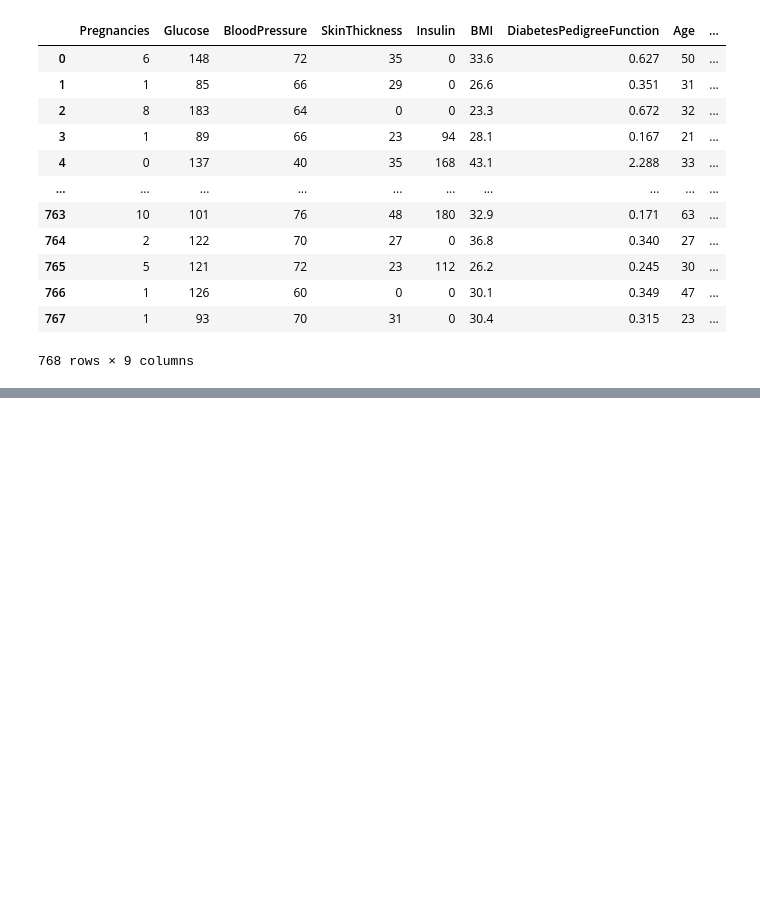
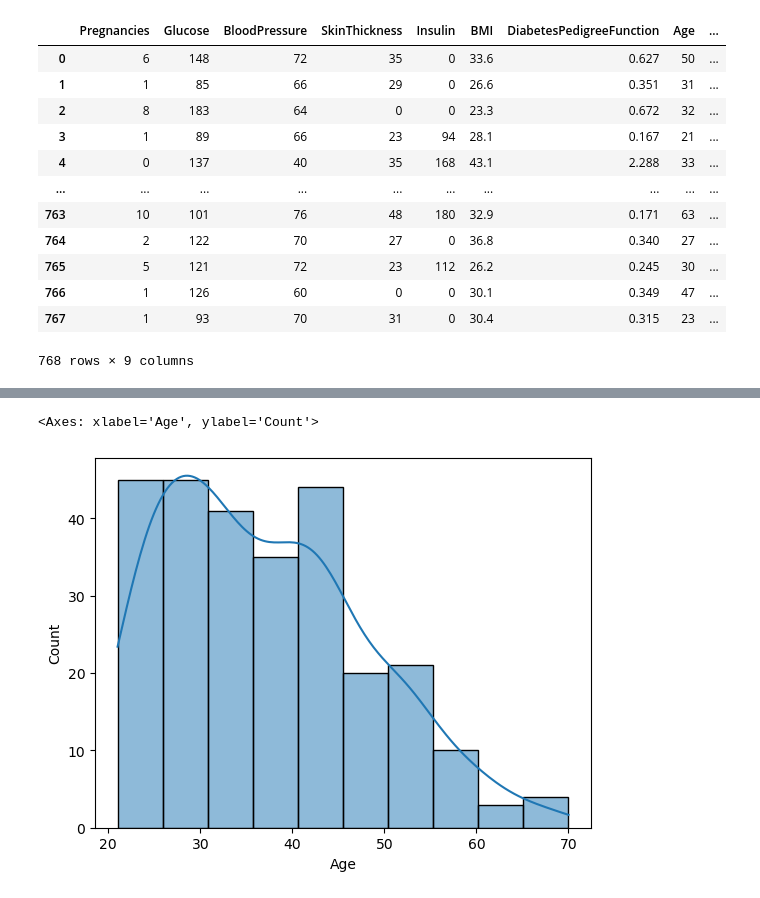
Before and after one commit to yldrmgaye/gayesu, a Jupyter notebook: week-3-exercise.ipynb, the cells around one changed output, grey strips where cells are left out. Saved outputs shown, nothing was run; the diff lists cells and outputs as text; code cells hidden in the pictures; blank space fills up the shorter version.

```diff
--- a/week-3-exercise.ipynb
+++ b/week-3-exercise.ipynb
@@ -68,0 +104,3 @@ df.head(10)
+# %%
+df_1=df[df["Outcome"]==1] #having diabetes
+df_1
@@ -68,0 +121,5 @@ df.head(10)
+# %%
+sns.histplot(data=df_1, x='Age', kde=True) # having diabetes age
+# %% [output]
+<Axes: xlabel='Age', ylabel='Count'>
+[figure, added]
```
Also changed, not shown: parts of 7 cells of this notebook.
